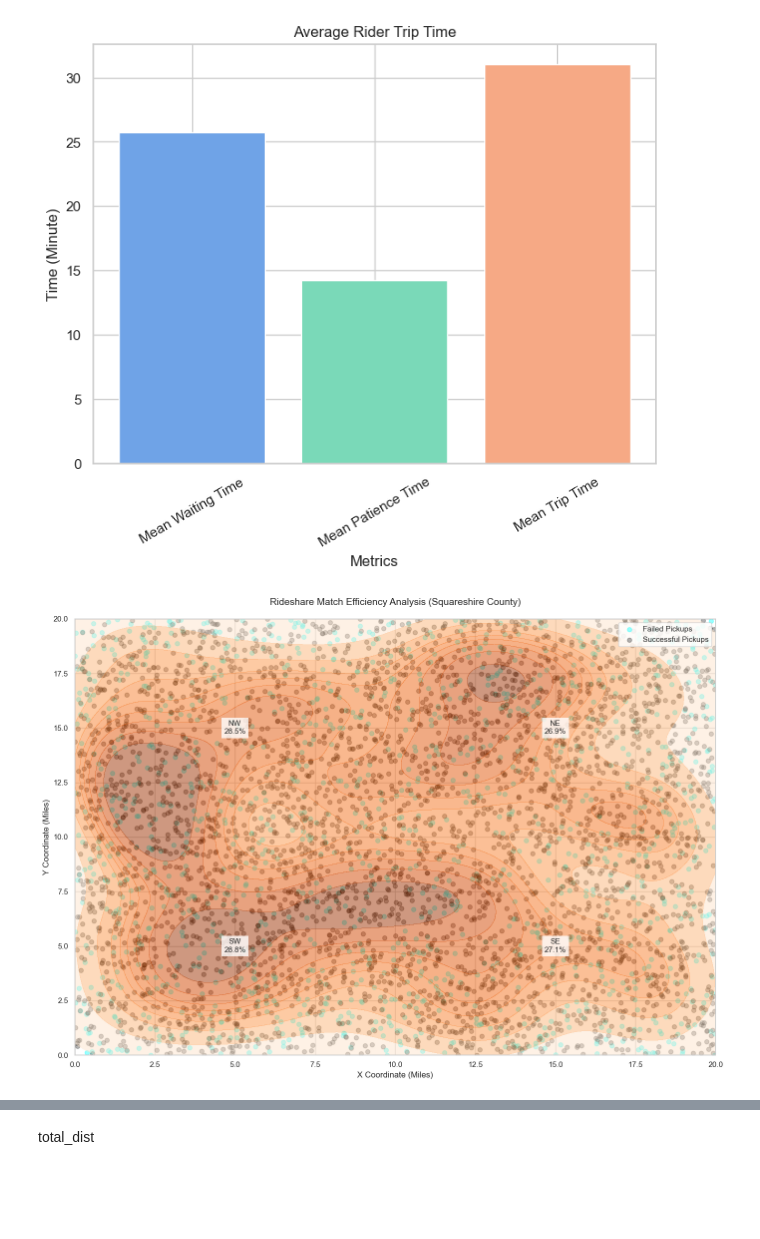
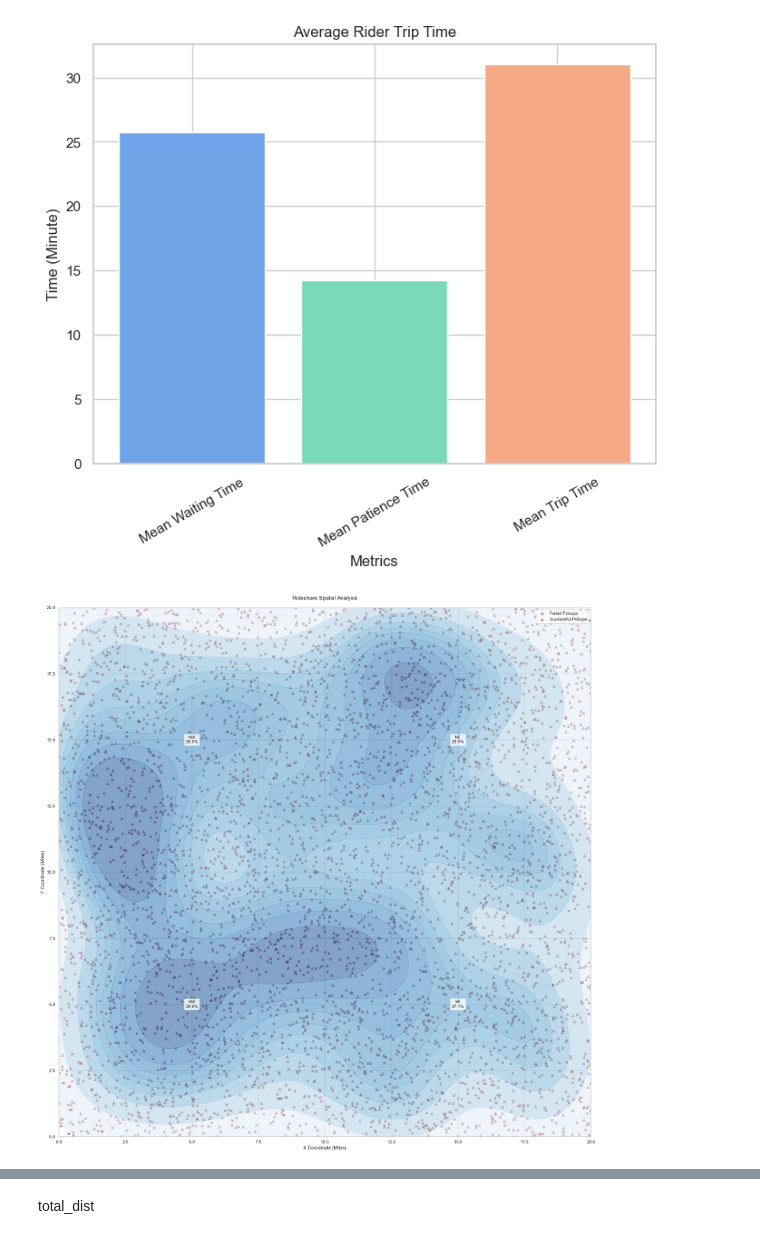
Before and after one commit to noPunintended/Squareshire_simulation, a Jupyter notebook: Codes/notebooks/eda.ipynb, the cells around one changed output, grey strips where cells are left out. Drawn from its saved outputs; the diff is of its cells as text; code cells hidden in the pictures; blank space fills up the shorter version.

```diff
--- a/Codes/notebooks/eda.ipynb
+++ b/Codes/notebooks/eda.ipynb
@@ -612,71 +612,68 @@ riders['x'] = riders['origin'].apply(lambda loc: loc[0])
 riders['y'] = riders['origin'].apply(lambda loc: loc[1])
 drivers['x'] = drivers['origin'].apply(lambda loc: loc[0])
 drivers['y'] = drivers['origin'].apply(lambda loc: loc[1])
-plt.figure(figsize=(14, 10))
+
+plt.figure(figsize=(20, 20))
 sns.set_style("whitegrid")
-
-
 
 # Plotting rides with status of abandoned
 abandoned = riders[riders['status'] == 'abandoned']
-plt.scatter(abandoned['x'], abandoned['y'],
-            c='cyan', alpha=0.4, label='Failed Pickups', s=40)
+plt.scatter(abandoned['x'], abandoned['y'], marker = 'x',
+            c='darkred', alpha=0.7, label='Failed Pickups', s=40)
 
 # Plotting rides which successfully reached destination
 matched = riders[riders['status'] == 'reached_destination']
-plt.scatter(matched['x'], matched['y'],
-            c='black', alpha=0.3, label='Successful Pickups', s=40)
+plt.scatter(matched['x'], matched['y'], marker ='^',
+            c='darkred', alpha=0.4, label='Successful Pickups', s=40)
 
-# Despite it being random there has to be some areas with hotspots so we plot it
+# # Despite it being random there has to be some areas with hotspots so we plot it
 # since we arent running it for a really long time
-sns.kdeplot(x=drivers['x'], y=drivers['y'],
-            cmap='Oranges', fill=True, alpha=0.5,
-            label='Driver Activity Hotspots', bw_adjust=0.8)
-#there has to be a way to make this plot look better, but for now this is fine.
-#Try out Oranges, Blues, Purples and Greens for cmap, and see which one looks the best
-#Also play with the bw_adjust and alpha a bit.
+kde = sns.kdeplot(x=drivers['x'], y=drivers['y'],
+                 cmap='Blues', fill=True, alpha=0.5,
+                 bw_adjust=0.8, cbar=False, label='Driver Activity Hotspots')
+#Cbar values didnt make much sense so turning it off, need to explain it verbally as to what its doing
 
 
-# for Plotting
+# Configure plot limits and labels
 plt.xlim(0, 20)
 plt.ylim(0, 20)
-plt.title("Rideshare Match Efficiency Analysis (Squareshire County)", pad=20, fontsize=14)
+plt.title("Rideshare Spatial Analysis", pad=20, fontsize=14)
 plt.xlabel("X Coordinate (Miles)", fontsize=12)
 plt.ylabel("Y Coordinate (Miles)", fontsize=12)
 plt.legend(loc='upper right')
 
-# Quadrant analysis
+# setting up quadrants
 quadrant_bins = [0, 10, 20]
 quadrant_map = {'00': 'SW', '01': 'NW', '10': 'SE', '11': 'NE'}
 
 # Calculating abandonment rates for each quadrant
 riders['quadrant'] = (
     pd.cut(riders['x'], bins=quadrant_bins, labels=False).astype(str) +
     pd.cut(riders['y'], bins=quadrant_bins, labels=False).astype(str)
 )
 
 quadrant_stats = (
     riders.groupby('quadrant', observed=True)['status']
     .apply(lambda x: (x == 'abandoned').mean()*100)
     .reset_index(name='abandon_rate')
 )
 
 # Need to give percentage of abandonment rate in each quadrant
 quadrant_positions = {
     '00': (5, 5),   # SW
     '01': (5, 15),  # NW
     '10': (15, 5),  # SE
     '11': (15, 15)  # NE
 }
 
 for q in quadrant_stats.itertuples():
     x_center, y_center = quadrant_positions.get(q.quadrant, (0,0))
     plt.text(x_center, y_center,
              f"{quadrant_map.get(q.quadrant, '')}\n{q.abandon_rate:.1f}%",
              ha='center', va='center', fontsize=11,
              bbox=dict(facecolor='white', alpha=0.8, edgecolor='none'))
 
 plt.tight_layout()
 plt.show()
 # %% [output]
-[figure, old version]
+[figure, new version]
```
Also changed, not shown: parts of 1 cell of this notebook.
